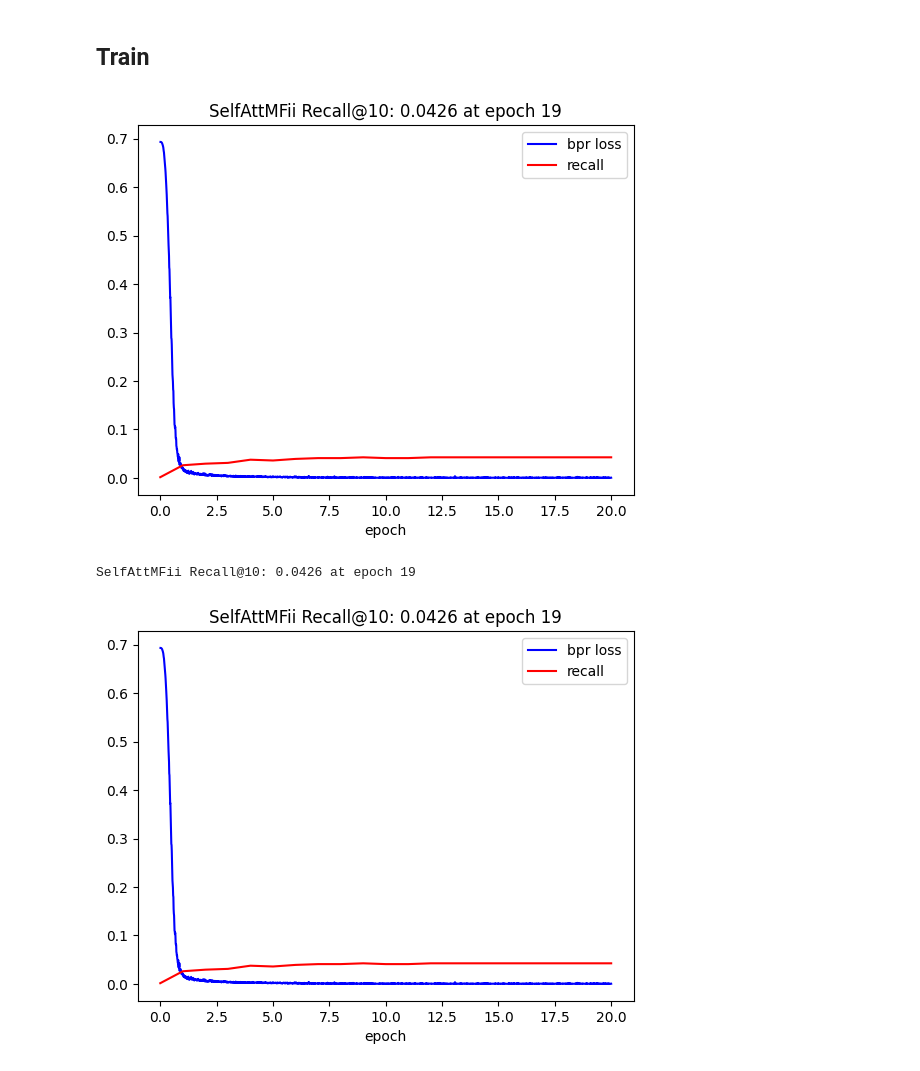
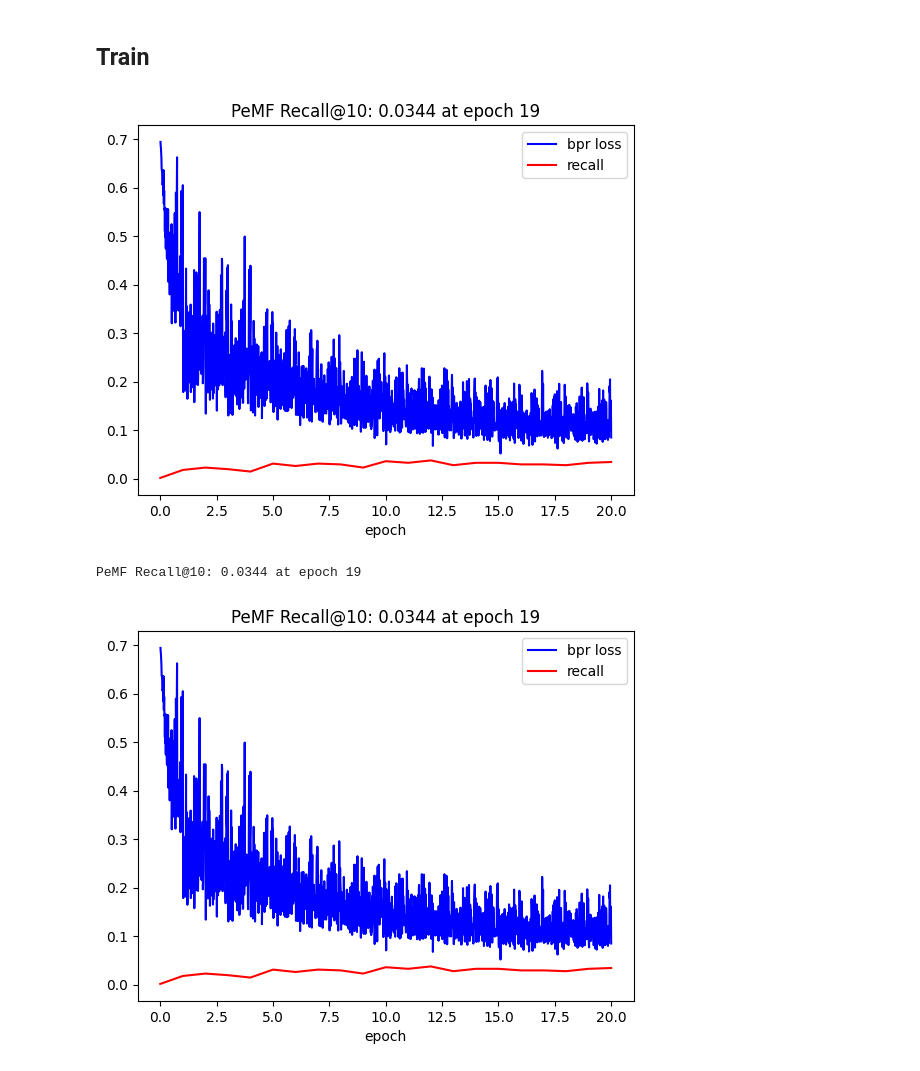
Before and after one commit to donglinkang2021/LKGCN, a Jupyter notebook: new_model_BPR.ipynb, the cells around one changed output. Cells and saved outputs as stored; diff of their text form; code cells hidden in the pictures.

Commit message:
train postional encoding mf which better than lightGCN

```diff
--- a/new_model_BPR.ipynb
+++ b/new_model_BPR.ipynb
@@ -8,7 +8,7 @@ from utils import get_bpr_data, get_bpr_train_loader
 # %%
 num_users, num_items, users_train, items_train, train_candidates, test_candidates = get_bpr_data()
 # %%
-train_loader = get_bpr_train_loader(users_train, items_train, train_candidates, num_items)
+train_loader = get_bpr_train_loader(users_train, items_train, train_candidates, num_items, shuffle=False)
 # %%
 len(train_loader)
 # %% [output]
@@ -16,11 +16,11 @@ len(train_loader)
 # %% [markdown]
 ## Model Config
 # %%
-from gcn.attention import SelfAttMFii
+from gcn.posenc import PeMF
 from gcn.loss import BPRLoss
 device = "cuda" if torch.cuda.is_available() else "cpu"
 n_factors = 10
-model = SelfAttMFii(num_users, num_items, n_factors)
+model = PeMF(num_users, num_items, n_factors)
 model.to(device)
 learning_rate, weight_decay = 0.01, 1e-5
 optimizer = torch.optim.Adam(model.parameters(), lr = learning_rate, weight_decay=weight_decay)
@@ -72,48 +72,48 @@ for epoch in range(num_epochs):
         train_epoch_perc.append((batch+1)/ len(train_loader) + epoch)
         train_loss.append(loss.item())
         print(f'step:{batch+1}/{len(train_loader)} epoch:{epoch}/{num_epochs} loss:{train_loss[-1]}')
 
 
     with torch.no_grad():
         recall = evaluate_ranking(
             model,
             test_candidates,
             train_candidates,
             num_users,
             num_items,
             top_k = topk
         )
         recall_list.append(recall)
         epoch_list.append(epoch+1)
 
 
     scheduler.step()
 
     ani.clear()
     ani.ax.plot(train_epoch_perc, train_loss, color='b', label='bpr loss')
     ani.ax.plot(epoch_list, recall_list, color='r', label='recall')
     ani.ax.set_xlabel('epoch')
     ani.ax.legend()
-    ani.ax.set_title(f'SelfAttMFii Recall@{topk}: {recall_list[-1]:.4f} at epoch {epoch}')
+    ani.ax.set_title(f'PeMF Recall@{topk}: {recall_list[-1]:.4f} at epoch {epoch}')
     ani.render()
 
-    print(f'SelfAttMFii Recall@{topk}: {recall_list[-1]:.4f} at epoch {epoch}')
+    print(f'PeMF Recall@{topk}: {recall_list[-1]:.4f} at epoch {epoch}')
 
 ani.close()
 # %% [output]
-[figure, old version]
+[figure, new version]
-SelfAttMFii Recall@10: 0.0426 at epoch 19
+PeMF Recall@10: 0.0344 at epoch 19
 # %%
 import matplotlib.pyplot as plt
 plt.plot(train_epoch_perc, train_loss, color='b', label='bpr loss')
 plt.plot(epoch_list, recall_list, color='r', label='recall')
 plt.xlabel("epoch")
 plt.legend()
-plt.title(f'SelfAttMFii Recall@{topk}: {recall_list[-1]:.4f} at epoch {epoch}')
-plt.savefig(f'./images/SelfAttMFii Recall@{topk}: {recall_list[-1]:.4f} at epoch {epoch}.png')
+plt.title(f'PeMF Recall@{topk}: {recall_list[-1]:.4f} at epoch {epoch}')
+plt.savefig(f'./images/PeMF Recall@{topk}: {recall_list[-1]:.4f} at epoch {epoch}.png')
 plt.show()
 # %% [output]
-[figure, old version]
+[figure, new version]
 # %%
 recall_list
 # %% [output]
```
Also changed, not shown: parts of 2 cells of this notebook, 6 other files.
